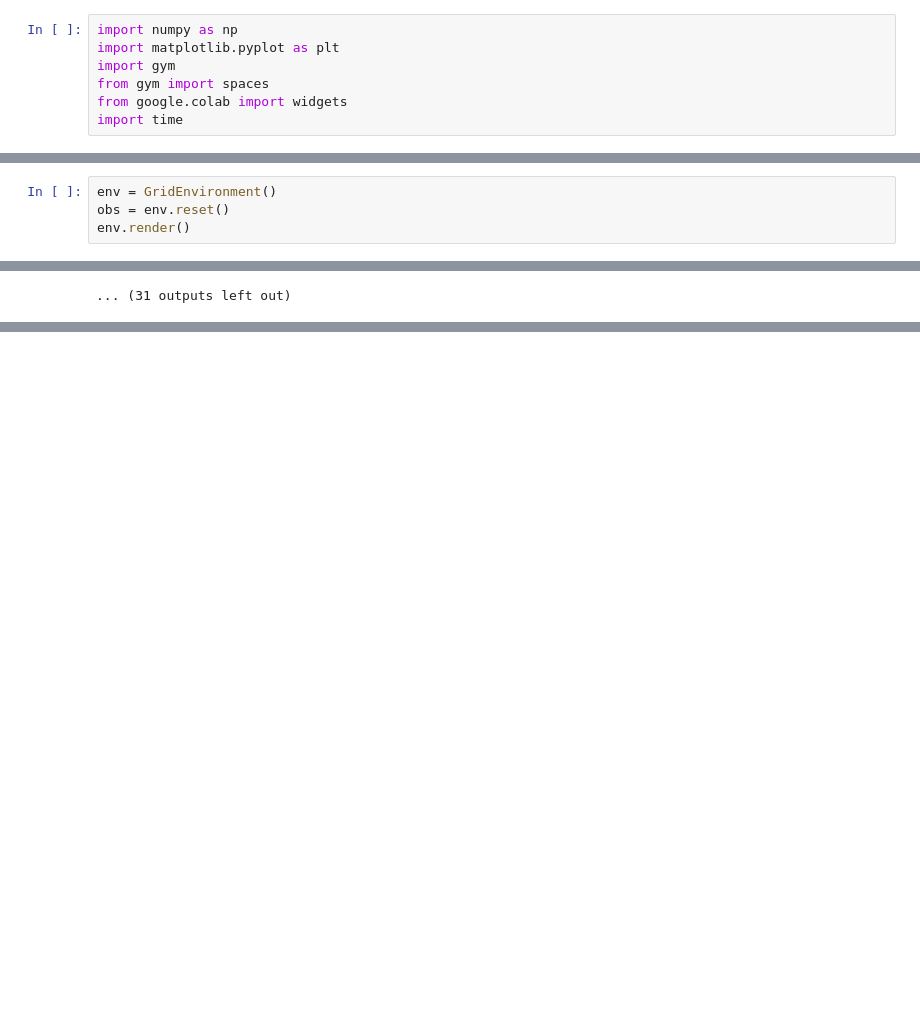
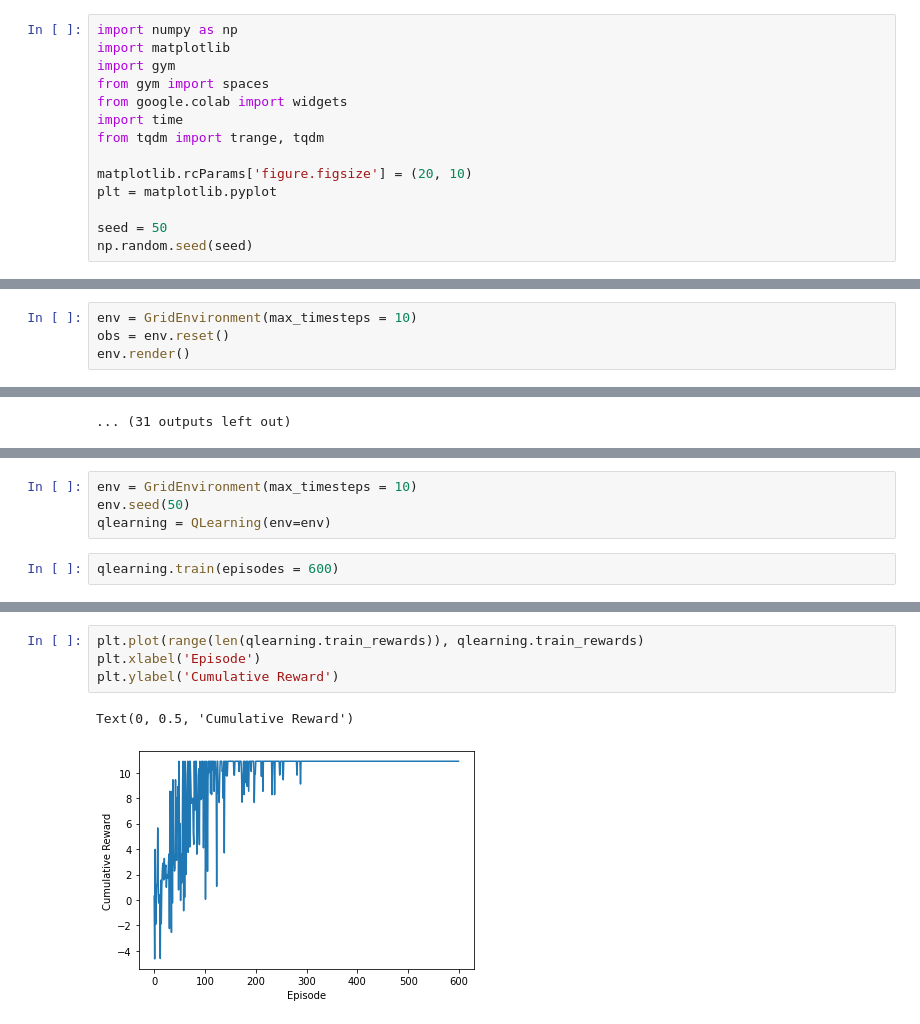
Before and after one commit to baasitsharief/CSE_546_Assignment_1, a Jupyter notebook: baasitsh_Assignment1.ipynb, the cells around one changed output, grey strips where cells are left out. Saved outputs shown, nothing was run; the diff lists cells and outputs as text; blank space fills up the shorter version.

```diff
--- a/baasitsh_Assignment1.ipynb
+++ b/baasitsh_Assignment1.ipynb
@@ -1,10 +10,17 @@
 # %%
 import numpy as np
-import matplotlib.pyplot as plt
+import matplotlib
 import gym
 from gym import spaces
 from google.colab import widgets
 import time
+from tqdm import trange, tqdm
+
+matplotlib.rcParams['figure.figsize'] = (20, 10)
+plt = matplotlib.pyplot
+
+seed = 50
+np.random.seed(seed)
 # %% [markdown]
 ## Grid Environment Definition
 
@@ -155,7 +191,7 @@ class GridEnvironment(gym.Env):
 # %% [markdown]
 ## Deterministic
 # %%
-env = GridEnvironment()
+env = GridEnvironment(max_timesteps = 10)
 obs = env.reset()
 env.render()
 # %% [output]
@@ -269,0 +426,6 @@ rewards
+# %%
+env = GridEnvironment(max_timesteps = 10)
+env.seed(50)
+qlearning = QLearning(env=env)
+# %%
+qlearning.train(episodes = 600)
@@ -269,0 +456,7 @@ rewards
+# %%
+plt.plot(range(len(qlearning.train_rewards)), qlearning.train_rewards)
+plt.xlabel('Episode')
+plt.ylabel('Cumulative Reward')
+# %% [output]
+Text(0, 0.5, 'Cumulative Reward')
+[figure, added]
```
Also changed, not shown: parts of 51 cells of this notebook.
